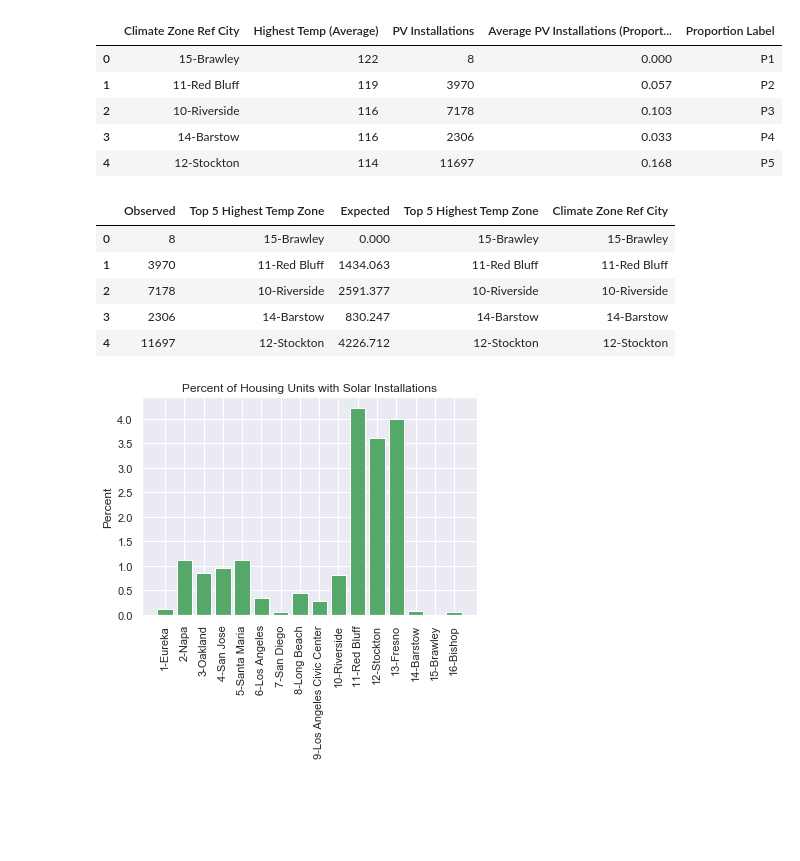
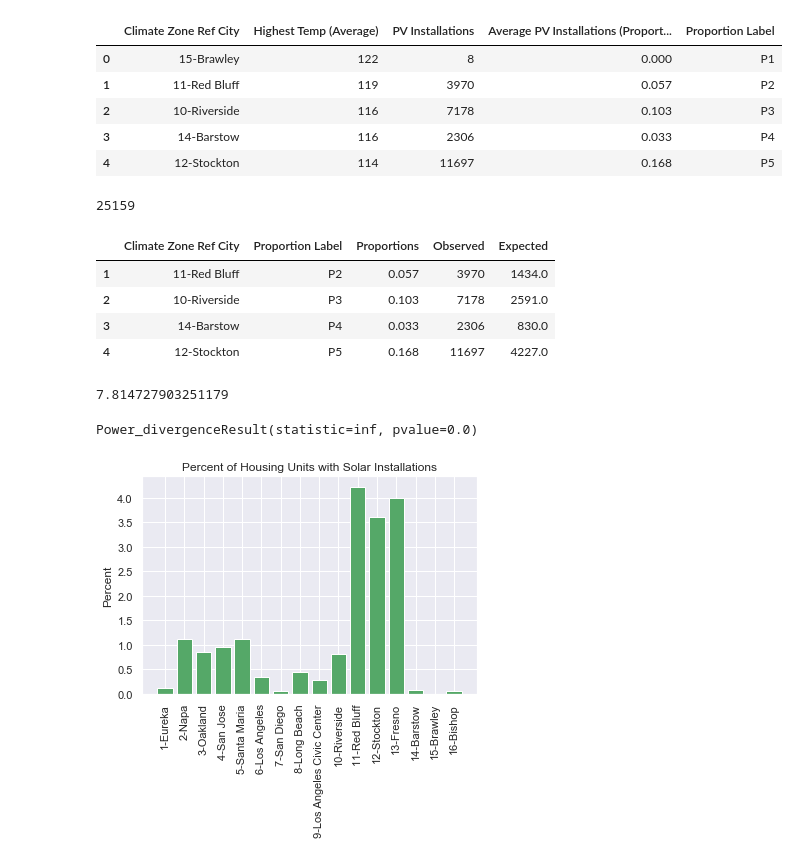
Before and after one commit to dylanmkaiser/Project1, a Jupyter notebook: open_pv_california_2015-V4.ipynb, the cells around one changed output. Drawn from its saved outputs; the diff is of its cells as text; code cells hidden in the pictures; blank space fills up the shorter version.

Commit message:
Need to check GOF test code

```diff
--- a/open_pv_california_2015-V4.ipynb
+++ b/open_pv_california_2015-V4.ipynb
@@ -266,27 +268,26 @@ top5_high_temp
 # %%
 #TEST STATISTICS USING GOOD OF FITNESS TEST Cont.
 
 #Null Hypothesis
 #H0: P1=P2=P3=P4=P5
 #H1: At least one of the proportion is diff
 
-top5_high=statistic_data.head()
-top5_high_temp=pd.DataFrame(top5_high)
-
+calc_data=top5_high_temp["Climate Zone Ref City"]
+calc_data=pd.DataFrame(calc_data)
+calc_data["Proportion Label"]=top5_high_temp["Proportion Label"]
+calc_data["Proportions"]=top5_high_temp["Average PV Installations (Proportions)"]
+calc_data["Observed"]=top5_high_temp["PV Installations"]
 
 total_intallations=top5_high_temp["PV Installations"].sum()
+print(total_intallations)
 
+calc_data["Expected"]=round(top5_high_temp["Average PV Installations (Proportions)"].apply(lambda x: x*total_intallations),0)
 
-top5_test["Climate Zone Ref City"]=top5_high_temp["Climate Zone Ref City"]
-top5_test["Expected"]=0
-
-top5_test["Expected"]=top5_high_temp["Average PV Installations (Proportions)"].apply(lambda x: x*total_intallations)
-
-top5_test
+calc_data.drop(0)
 # %% [output]
+25159
-|  | Observed | Top 5 Highest Temp Zone | Expected | Top 5 Highest Temp Zone | Climate Zone Ref City |
-| 0 | 8 | 15-Brawley | 0.000 | 15-Brawley | 15-Brawley |
-| 1 | 3970 | 11-Red Bluff | 1434.063 | 11-Red Bluff | 11-Red Bluff |
-| 2 | 7178 | 10-Riverside | 2591.377 | 10-Riverside | 10-Riverside |
-| 3 | 2306 | 14-Barstow | 830.247 | 14-Barstow | 14-Barstow |
-| 4 | 11697 | 12-Stockton | 4226.712 | 12-Stockton | 12-Stockton |
+|  | Climate Zone Ref City | Proportion Label | Proportions | Observed | Expected |
+| 1 | 11-Red Bluff | P2 | 0.057 | 3970 | 1434.0 |
+| 2 | 10-Riverside | P3 | 0.103 | 7178 | 2591.0 |
+| 3 | 14-Barstow | P4 | 0.033 | 2306 | 830.0 |
+| 4 | 12-Stockton | P5 | 0.168 | 11697 | 4227.0 |
@@ -303,3 +294,12 @@ Expected.append(Expected_Calculation)
+# %%
+#TEST STATISTICS USING GOOD OF FITNESS TEST Cont.
+critical_value = stats.chi2.ppf(q = 0.95, df = 3)
+print(critical_value)
+
+stats.chisquare(f_obs=calc_data["Observed"], f_exp=calc_data["Expected"])
+# %% [output]
+7.814727903251179
+Power_divergenceResult(statistic=inf, pvalue=0.0)
 # %%
 # The degree of freedom is 3-1 = 2
 # With a p-value of 0.05, the confidence level is 1.00-0.05 = 0.95.
```
Also changed, not shown: parts of 3 cells of this notebook.
